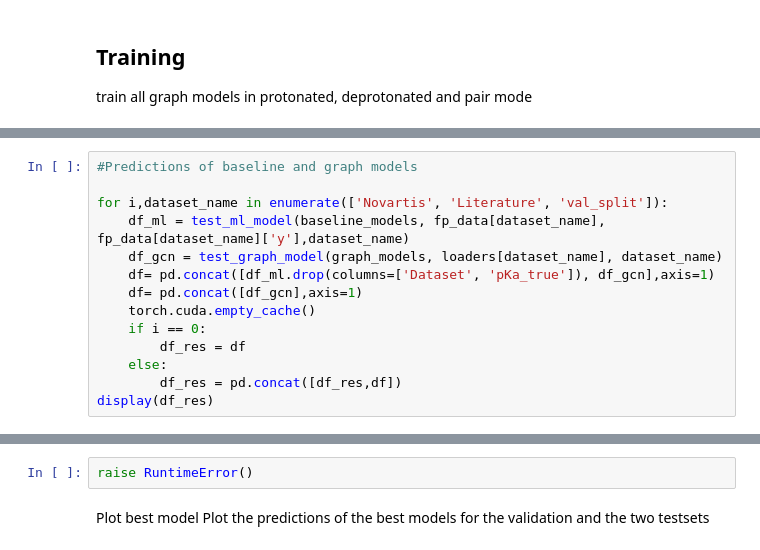
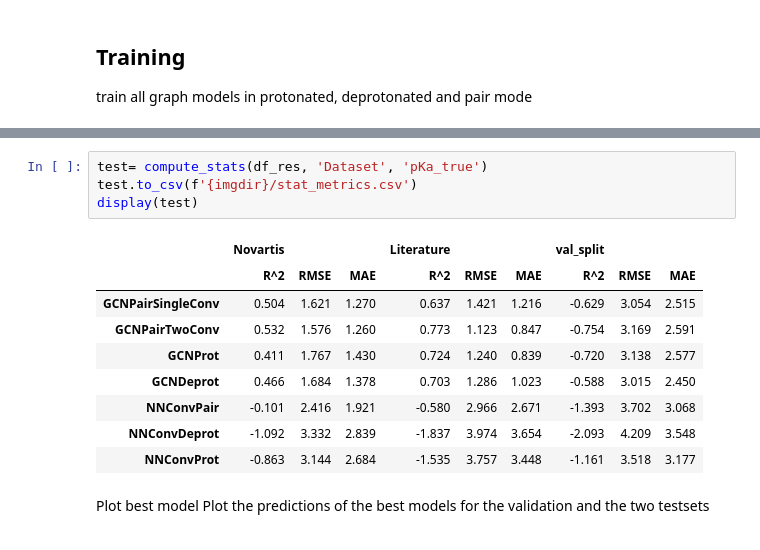
Before and after one commit to mayrf/pkasolver, a Jupyter notebook: examples/paper_run_1/paper_workflow.ipynb, the cells around one changed output, grey strips where cells are left out. Drawn from its saved outputs; the diff is of its cells as text.

```diff
--- a/examples/paper_run_1/paper_workflow.ipynb
+++ b/examples/paper_run_1/paper_workflow.ipynb
@@ -393,17 +438,3 @@ for model_name, model_class in models:
-# %%
-#Predictions of baseline and graph models
-
-for i,dataset_name in enumerate(['Novartis', 'Literature', 'val_split']):
-    df_ml = test_ml_model(baseline_models, fp_data[dataset_name], fp_data[dataset_name]['y'],dataset_name)
-    df_gcn = test_graph_model(graph_models, loaders[dataset_name], dataset_name)
-    df= pd.concat([df_ml.drop(columns=['Dataset', 'pKa_true']), df_gcn],axis=1)
-    df= pd.concat([df_gcn],axis=1)
-    torch.cuda.empty_cache()
-    if i == 0:
-        df_res = df
-    else:
-        df_res = pd.concat([df_res,df])
-display(df_res)
 # %%
 #Predictions of baseline and graph models
 
@@ -422,5 +467,17 @@ display(df_res)
-# %%
-raise RuntimeError()
+# %%
+test= compute_stats(df_res, 'Dataset', 'pKa_true')
+test.to_csv(f'{imgdir}/stat_metrics.csv')
+display(test)
+# %% [output]
+|  | Novartis |  |  | Literature |  |  | val_split |  |  |
+|  | R^2 | RMSE | MAE | R^2 | RMSE | MAE | R^2 | RMSE | MAE |
+| GCNPairSingleConv | 0.504 | 1.621 | 1.270 | 0.637 | 1.421 | 1.216 | -0.629 | 3.054 | 2.515 |
+| GCNPairTwoConv | 0.532 | 1.576 | 1.260 | 0.773 | 1.123 | 0.847 | -0.754 | 3.169 | 2.591 |
+| GCNProt | 0.411 | 1.767 | 1.430 | 0.724 | 1.240 | 0.839 | -0.720 | 3.138 | 2.577 |
+| GCNDeprot | 0.466 | 1.684 | 1.378 | 0.703 | 1.286 | 1.023 | -0.588 | 3.015 | 2.450 |
+| NNConvPair | -0.101 | 2.416 | 1.921 | -0.580 | 2.966 | 2.671 | -1.393 | 3.702 | 3.068 |
+| NNConvDeprot | -1.092 | 3.332 | 2.839 | -1.837 | 3.974 | 3.654 | -2.093 | 4.209 | 3.548 |
+| NNConvProt | -0.863 | 3.144 | 2.684 | -1.535 | 3.757 | 3.448 | -1.161 | 3.518 | 3.177 |
 # %% [markdown]
 Plot best model
 Plot the predictions of the best models for the validation and the two testsets
```
Also changed, not shown: parts of 13 cells of this notebook, 4 other files.
